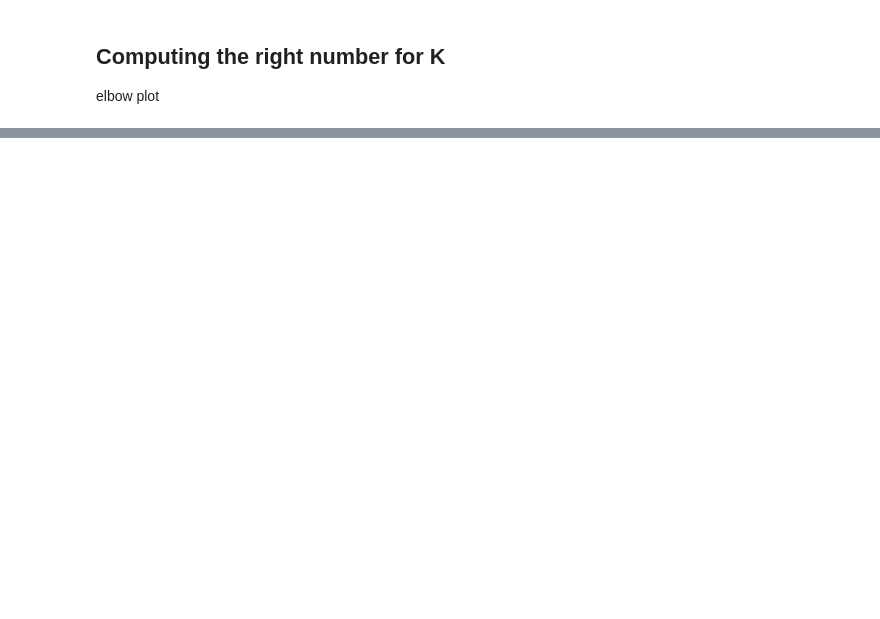
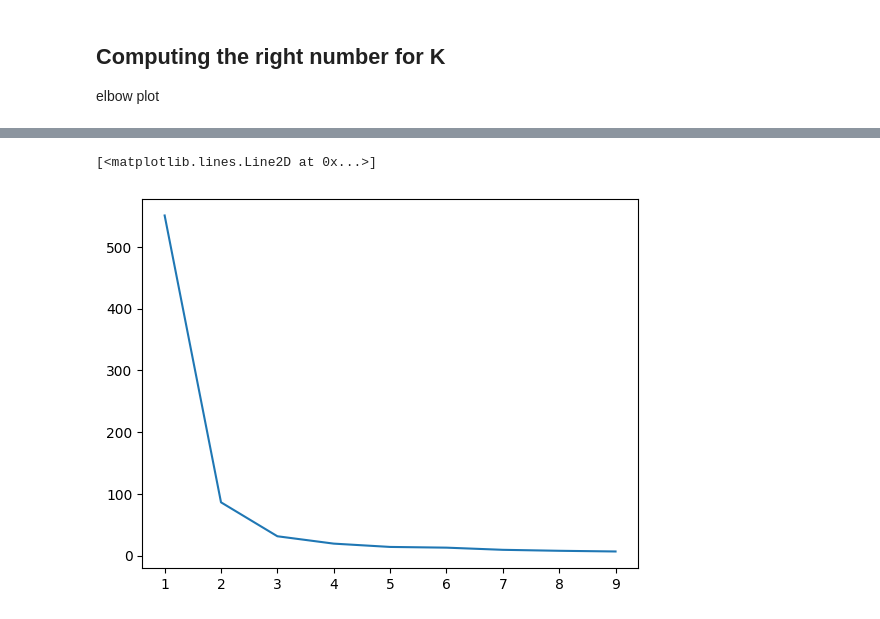
Before and after one commit to Natidev/GDG_AI-Ml_track_2025-26, a Jupyter notebook: clustering/notebook.ipynb, the cells around one changed output, grey strips where cells are left out. Saved outputs shown, nothing was run; the diff lists cells and outputs as text; code cells hidden in the pictures; blank space fills up the shorter version.

```diff
--- a/clustering/notebook.ipynb
+++ b/clustering/notebook.ipynb
@@ -67,0 +94,12 @@ plt.plot(k_range,sse)
+# %%
+elbow_chart={"x":[],"y":[]}
+for k in range(1,10):
+    km=KMeans(n_clusters=k)
+    km.fit(df[['petal length (cm)', 'petal width (cm)']])
+    elbow_chart['x'].append(k)
+    elbow_chart['y'].append(km.inertia_)
+
+plt.plot(elbow_chart['x'],elbow_chart['y'])
+# %% [output]
+[<matplotlib.lines.Line2D at 0x...>]
+[figure, added]
```
Also changed, not shown: parts of 6 cells of this notebook.
